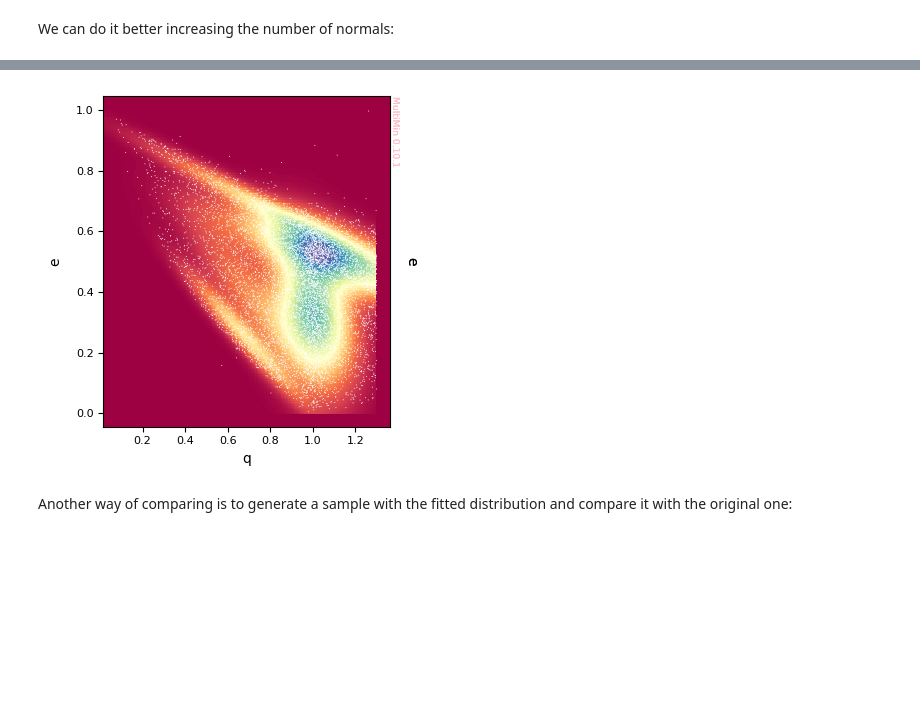
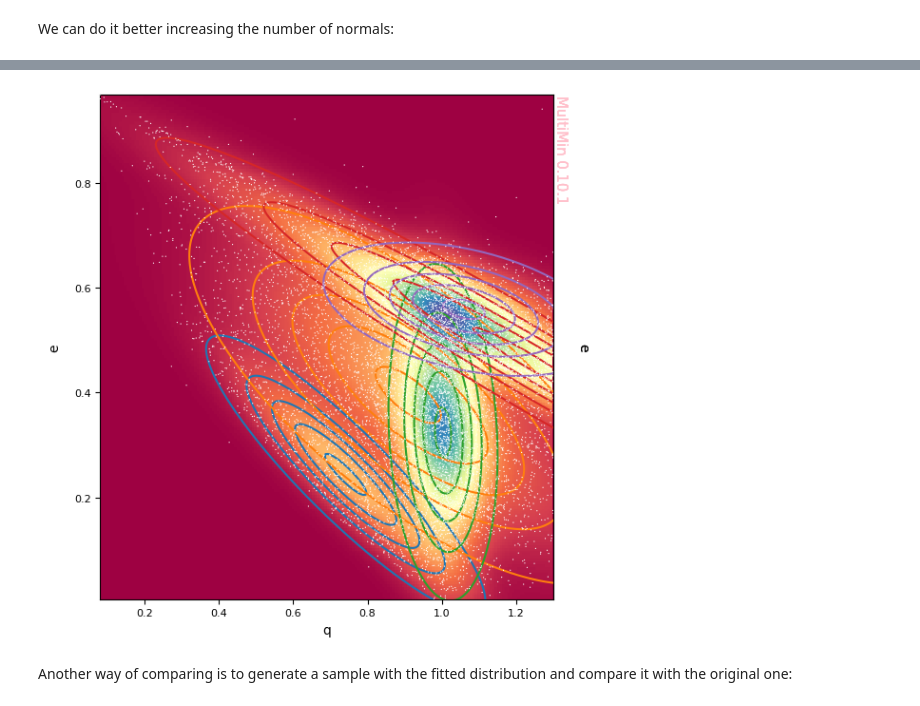
Before and after one commit to seap-udea/multimin, a Jupyter notebook: examples/multimin_asteroids_application.ipynb, the cells around one changed output, grey strips where cells are left out. Drawn from its saved outputs; the diff is of its cells as text; code cells hidden in the pictures; blank space fills up the shorter version.

```diff
--- a/examples/multimin_asteroids_application.ipynb
+++ b/examples/multimin_asteroids_application.ipynb
@@ -172,20 +179,18 @@ Elapsed time since last call: 21.6802 s
 # %%
-properties=["q","e"]
-hargs=dict(bins=30,cmap='YlGn')
-sargs=dict(s=0.5,edgecolor='None',color='w')
-cargs=dict(levels=100)
-pargs=dict(cmap='Spectral')
+properties = ["q","e"]
+sargs = dict(s=0.8,edgecolor='None',color='w')
+pargs = dict(cmap='Spectral')
+cargs = dict(decomp=True, legend=False)
 G=F.plot_fit(
     properties=properties,
     pargs=pargs,
-    #hargs=hargs,
     sargs=sargs,
-    #cargs=cargs,
-    figsize=4
+    cargs=cargs,
+    figsize=6,
 )
-plt.savefig(f'gallery/{figprefix}_fit_result_qe_5gauss.png')
+plt.savefig(f'gallery/{figprefix}_fit_result_qe_5gauss_decomposition.png')
 # %% [output]
-[figure, old version]
+[figure, new version]
 # %% [markdown]
 Another way of comparing is to generate a sample with the fitted distribution and compare it with the original one:
 # %%
```
Also changed, not shown: parts of 32 cells of this notebook, 51 other files.
